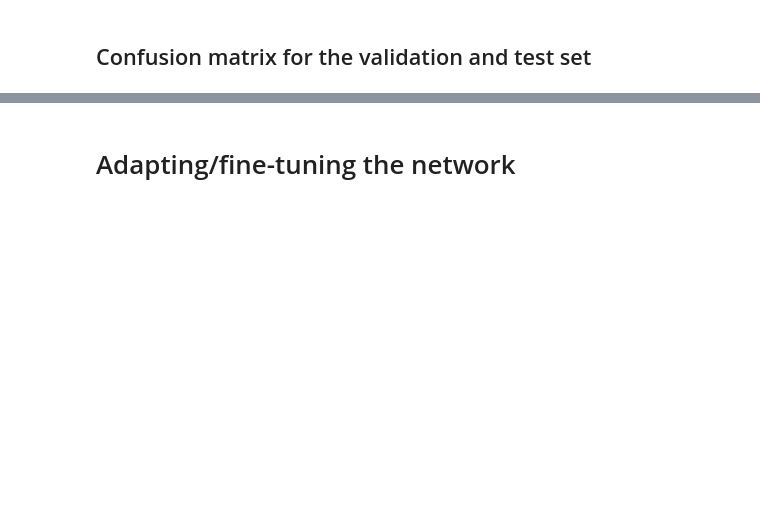
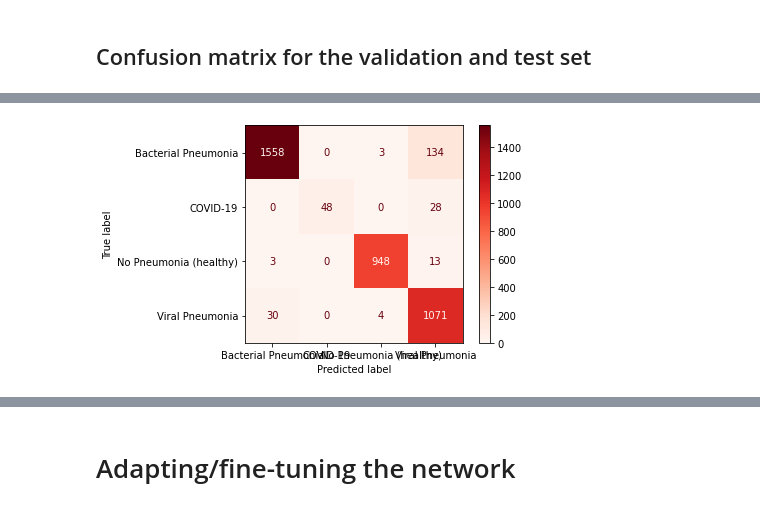
Before and after one commit to AleFax99/DeepLearning_GroupProject, a Jupyter notebook: DL_Assignment_baseline_2__IN_USE.ipynb, the cells around one changed output, grey strips where cells are left out. Saved outputs shown, nothing was run; the diff lists cells and outputs as text; code cells hidden in the pictures; blank space fills up the shorter version.

```diff
--- a/DL_Assignment_baseline_2__IN_USE.ipynb
+++ b/DL_Assignment_baseline_2__IN_USE.ipynb
@@ -422,0 +445,2 @@ plt.show()
+# %%
+y_val_train = model.predict(X_train)
@@ -423,3 +449,14 @@ plt.show()
+# %%
+from sklearn.metrics import confusion_matrix, accuracy_score
+from sklearn.metrics import ConfusionMatrixDisplay
+
+labels = le.classes_
+cm = confusion_matrix(y_train.argmax(axis=1), y_val_train.argmax(axis=1))
+disp = ConfusionMatrixDisplay(confusion_matrix=cm, display_labels=labels)
+disp.plot(cmap=plt.cm.Reds)
+plt.show()
+# %% [output]
+[figure, added]
 # %%
 from sklearn.metrics import confusion_matrix, accuracy_score
 from sklearn.metrics import ConfusionMatrixDisplay
```
Also changed, not shown: parts of 28 cells of this notebook.
